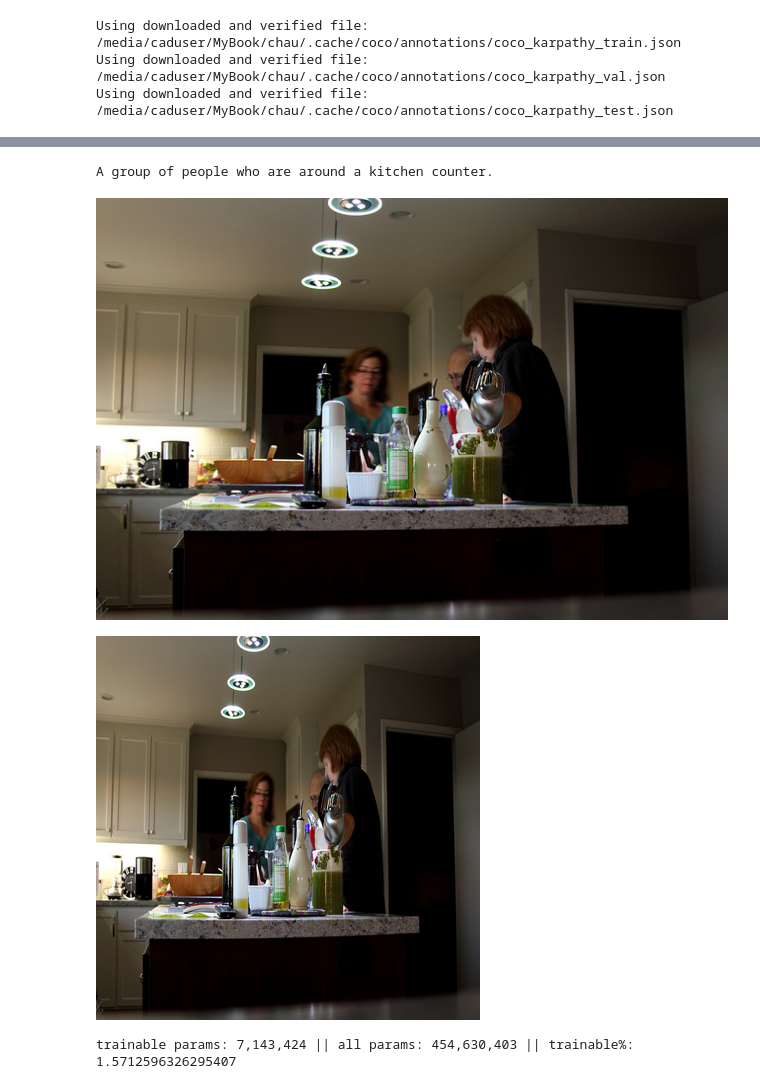
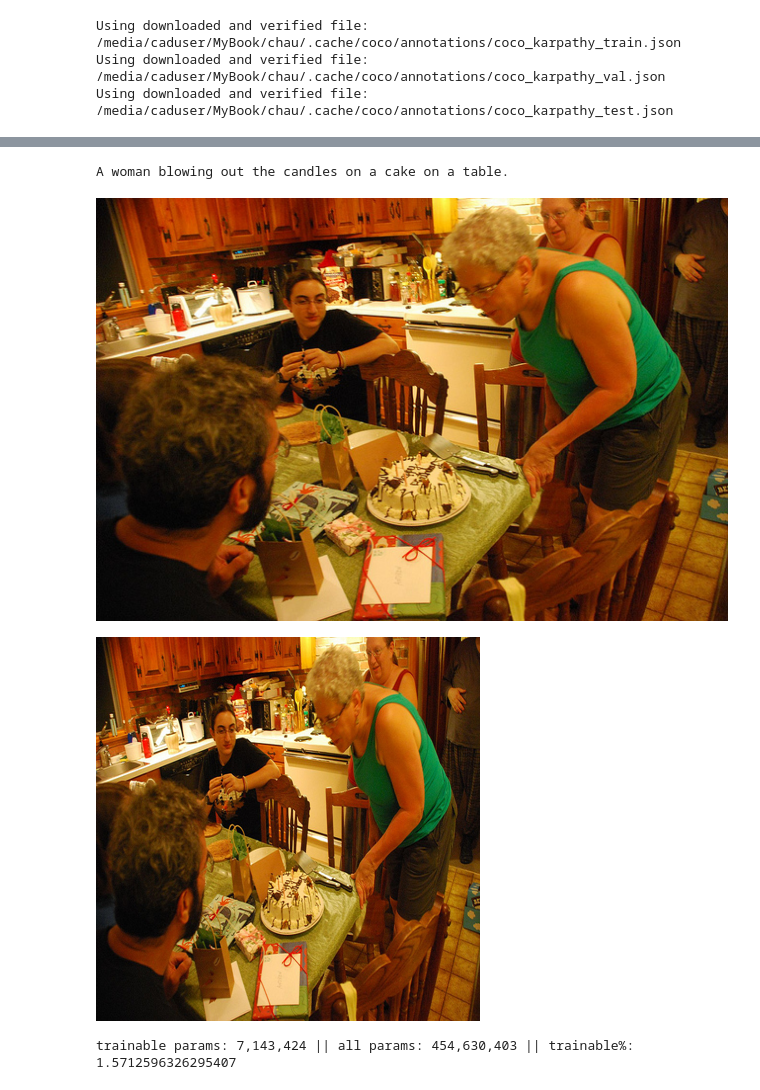
Before and after one commit to hchautran/PiToMe, a Jupyter notebook: itr/vis_blip.ipynb, the cells around one changed output, grey strips where cells are left out. Drawn from its saved outputs; the diff is of its cells as text; code cells hidden in the pictures.

```diff
--- a/itr/vis_blip.ipynb
+++ b/itr/vis_blip.ipynb
@@ -89,19 +74,19 @@ transform_norm = transforms.Compose(transform_list + [
     processor.normalize
 ])
 # %%
-index = 102
+# index = 102
 # index = 300
 # index = 6665
 # index = 21110
 # index = 6400
 # index = 15200
-# index = 22000
+index = 22000
 sample = dataset['train'][index]
 print(sample['text_input'])
 sample['image']
 # %% [output]
-A group of people who are around a kitchen counter.
+A woman blowing out the candles on a cake on a table.
-[figure, old version]
+[figure, new version]
 # %%
 
 image = sample['image']
@@ -110,7 +95,7 @@ img_norm = transform_norm(image)
 
 img_vis
 # %% [output]
-[figure, old version]
+[figure, new version]
 # %%
 data = coco_collate_func(sample, vis_processor=vis_processors['eval'], tokenizer=model.tokenizer, txt_processor=txt_processors['eval'])
 # %%
```
Also changed, not shown: parts of 5 cells of this notebook, 26 other files.
